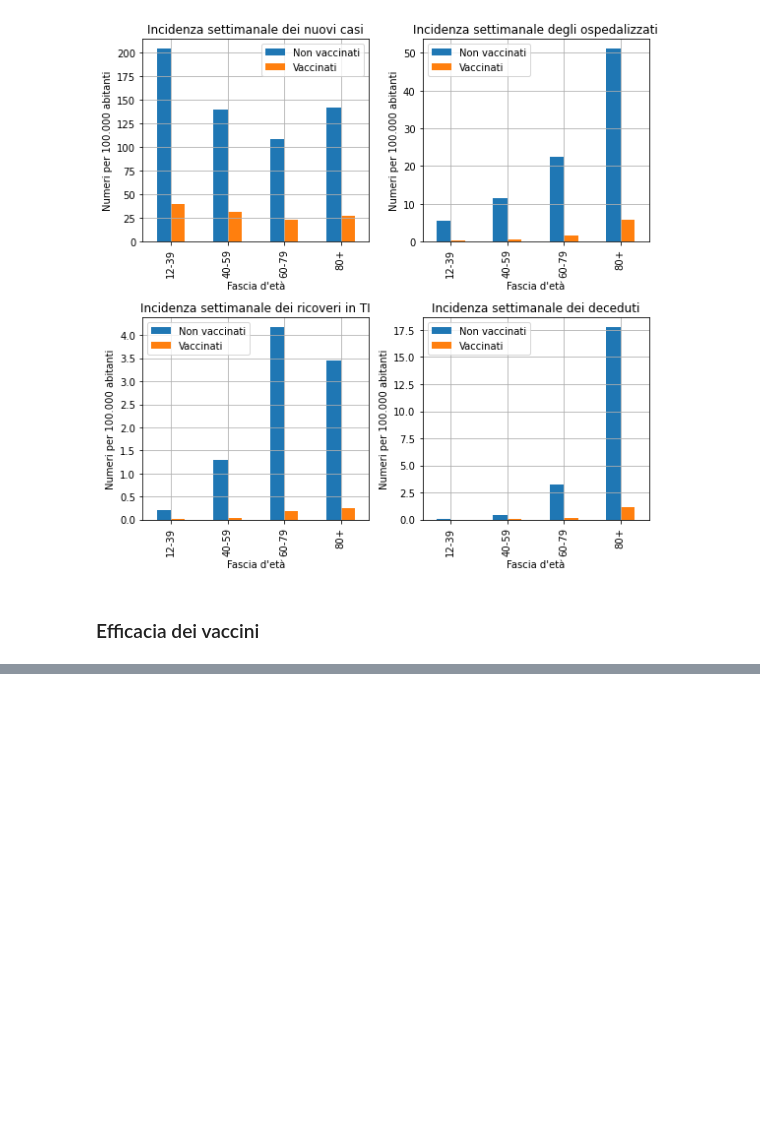
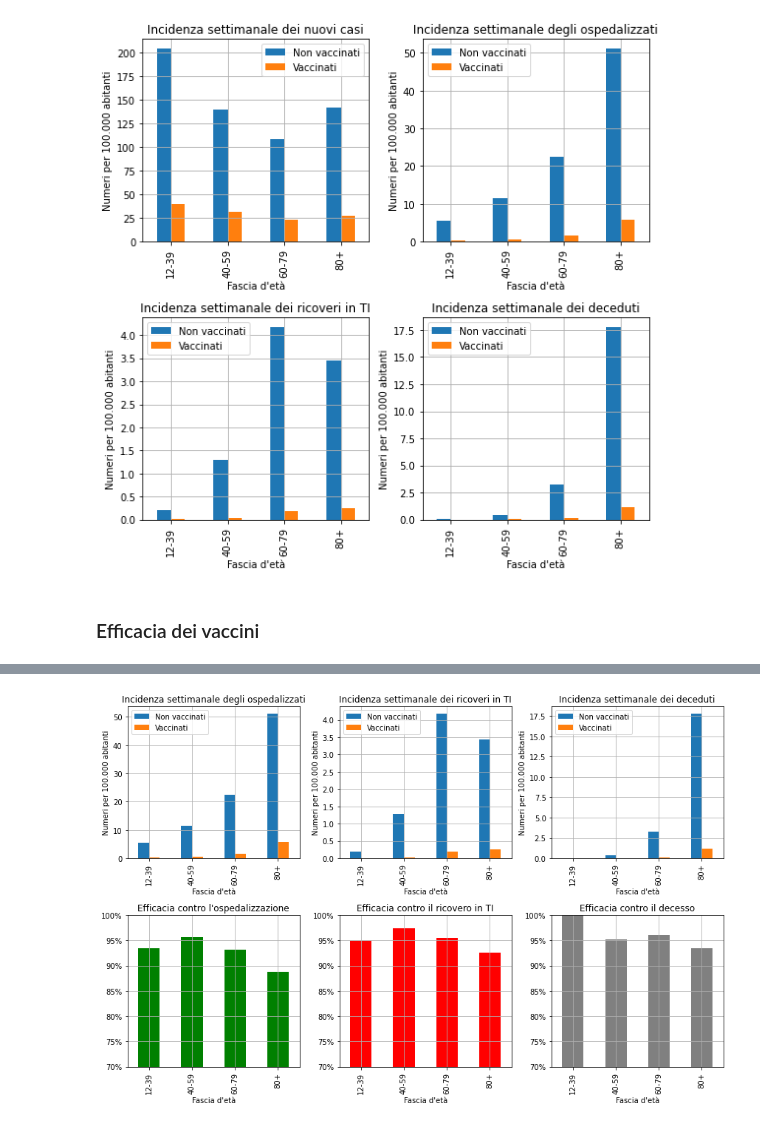
Before and after one commit to apalladi/covid_vaccini_monitoraggio, a Jupyter notebook: efficacia_vaccini.ipynb, the cells around one changed output, grey strips where cells are left out. Saved outputs shown, nothing was run; the diff lists cells and outputs as text; code cells hidden in the pictures; blank space fills up the shorter version.

```diff
--- a/efficacia_vaccini.ipynb
+++ b/efficacia_vaccini.ipynb
@@ -130,0 +133,42 @@ plt.show()
+# %%
+def which_axe_bar(x):
+    axes[x].set_ylim(80, 100)
+    axes[x].set_yticks(np.arange(70, 101, 5))
+    axes[x].set_yticklabels(['70%', '75%', '80%', '85%', '90%', '95%', '100%'])
+    axes[x].set_xlabel('Fascia d\'età')
+    axes[x].grid()
+# %%
+fig, axes2 = plt.subplots(nrows=2, ncols=3, figsize=(12, 8))
+
+# unpack all the axes subplots
+axes = axes2.ravel()
+
+df_tassi.iloc[:, [2, 3]].plot(ax=axes[0], kind='bar')
+axes[0].set_title('Incidenza settimanale degli ospedalizzati')
+which_axe(0)
+
+df_tassi.iloc[:, [4, 5]].plot(ax=axes[1], kind='bar')
+axes[1].set_title('Incidenza settimanale dei ricoveri in TI')
+which_axe(1)
+
+df_tassi.iloc[:, [6, 7]].plot(ax=axes[2], kind='bar')
+axes[2].set_title('Incidenza settimanale dei deceduti')
+which_axe(2)
+
+efficacia_osp.plot(kind='bar', ax=axes[3], color='green')
+axes[3].set_title('Efficacia contro l\'ospedalizzazione')
+which_axe_bar(3)
+
+efficacia_terint.plot(kind='bar', ax=axes[4], color='red')
+axes[4].set_title('Efficacia contro il ricovero in TI')
+which_axe_bar(4)
+
+efficacia_decessi.plot(kind='bar', ax=axes[5], color='gray')
+axes[5].set_title('Efficacia contro il decesso')
+which_axe_bar(5)
+
+plt.tight_layout()
+plt.savefig('risultati/tassi_efficacia.png', dpi=300)
+plt.show()
+# %% [output]
+[figure, added]
```
Also changed, not shown: parts of 4 cells of this notebook, 2 other files.
